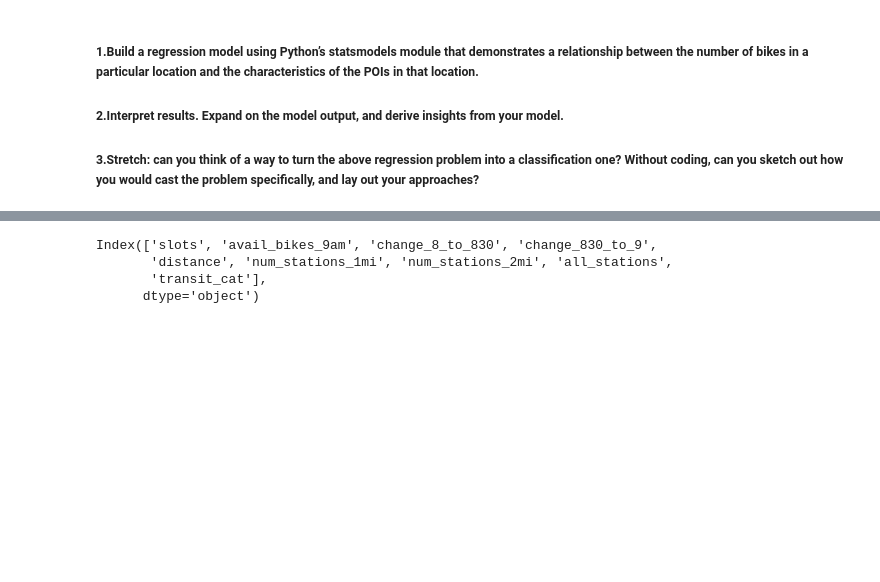
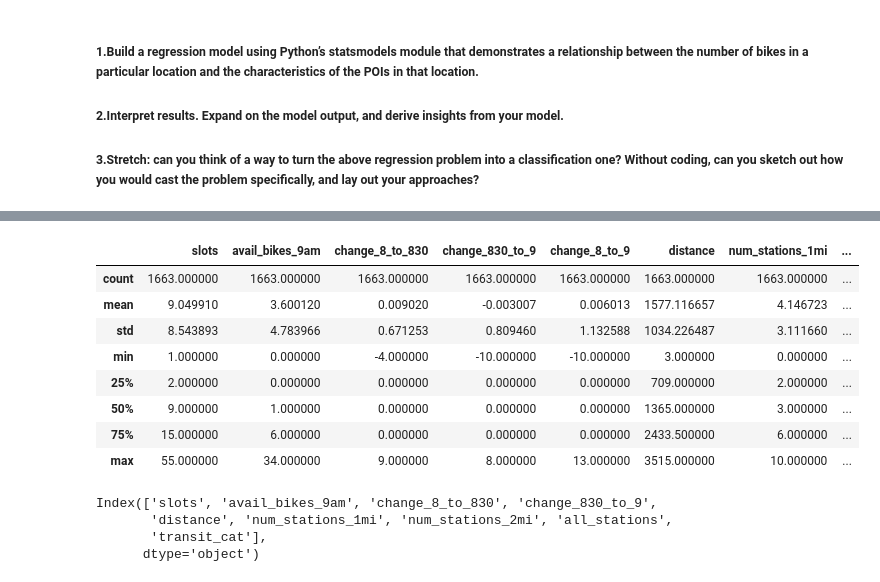
Before and after one commit to Whereiswald0/LHL-stat_Modeling_proj, a Jupyter notebook: notebooks/Modling_submit.ipynb, the cells around one changed output, grey strips where cells are left out. Saved outputs shown, nothing was run; the diff lists cells and outputs as text; code cells hidden in the pictures; blank space fills up the shorter version.

```diff
--- a/notebooks/Modling_submit.ipynb
+++ b/notebooks/Modling_submit.ipynb
@@ -25,3 +29,15 @@ df2.head(1)
+# %%
+df2.describe()
+# %% [output]
+|  | slots | avail_bikes_9am | change_8_to_830 | change_830_to_9 | change_8_to_9 | distance | num_stations_1mi | ... |
+| count | 1663.000000 | 1663.000000 | 1663.000000 | 1663.000000 | 1663.000000 | 1663.000000 | 1663.000000 | ... |
+| mean | 9.049910 | 3.600120 | 0.009020 | -0.003007 | 0.006013 | 1577.116657 | 4.146723 | ... |
+| std | 8.543893 | 4.783966 | 0.671253 | 0.809460 | 1.132588 | 1034.226487 | 3.111660 | ... |
+| min | 1.000000 | 0.000000 | -4.000000 | -10.000000 | -10.000000 | 3.000000 | 0.000000 | ... |
+| 25% | 2.000000 | 0.000000 | 0.000000 | 0.000000 | 0.000000 | 709.000000 | 2.000000 | ... |
+| 50% | 9.000000 | 1.000000 | 0.000000 | 0.000000 | 0.000000 | 1365.000000 | 3.000000 | ... |
+| 75% | 15.000000 | 6.000000 | 0.000000 | 0.000000 | 0.000000 | 2433.500000 | 6.000000 | ... |
+| max | 55.000000 | 34.000000 | 9.000000 | 8.000000 | 13.000000 | 3515.000000 | 10.000000 | ... |
 # %%
 y = df2['change_8_to_9']
 df_new = df2.drop(columns=['change_8_to_9'])
```
Also changed, not shown: parts of 3 cells of this notebook, 3 other files.
